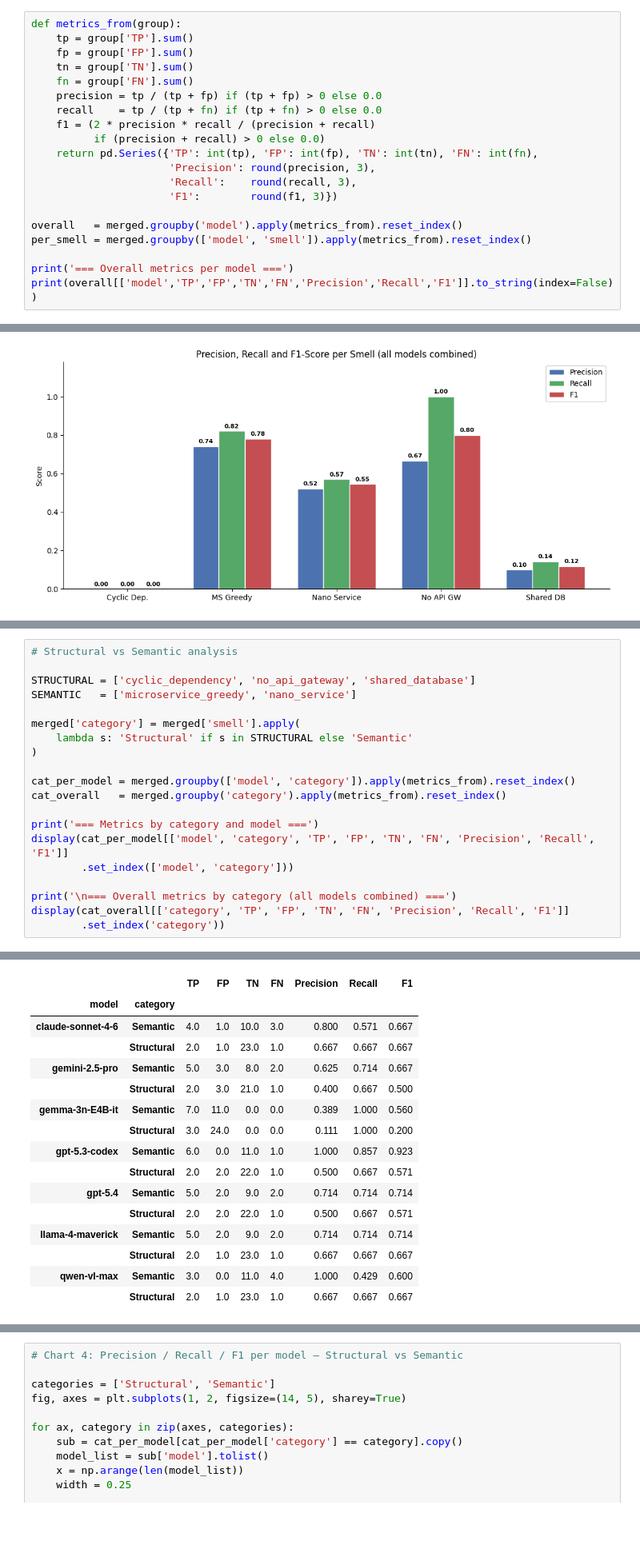
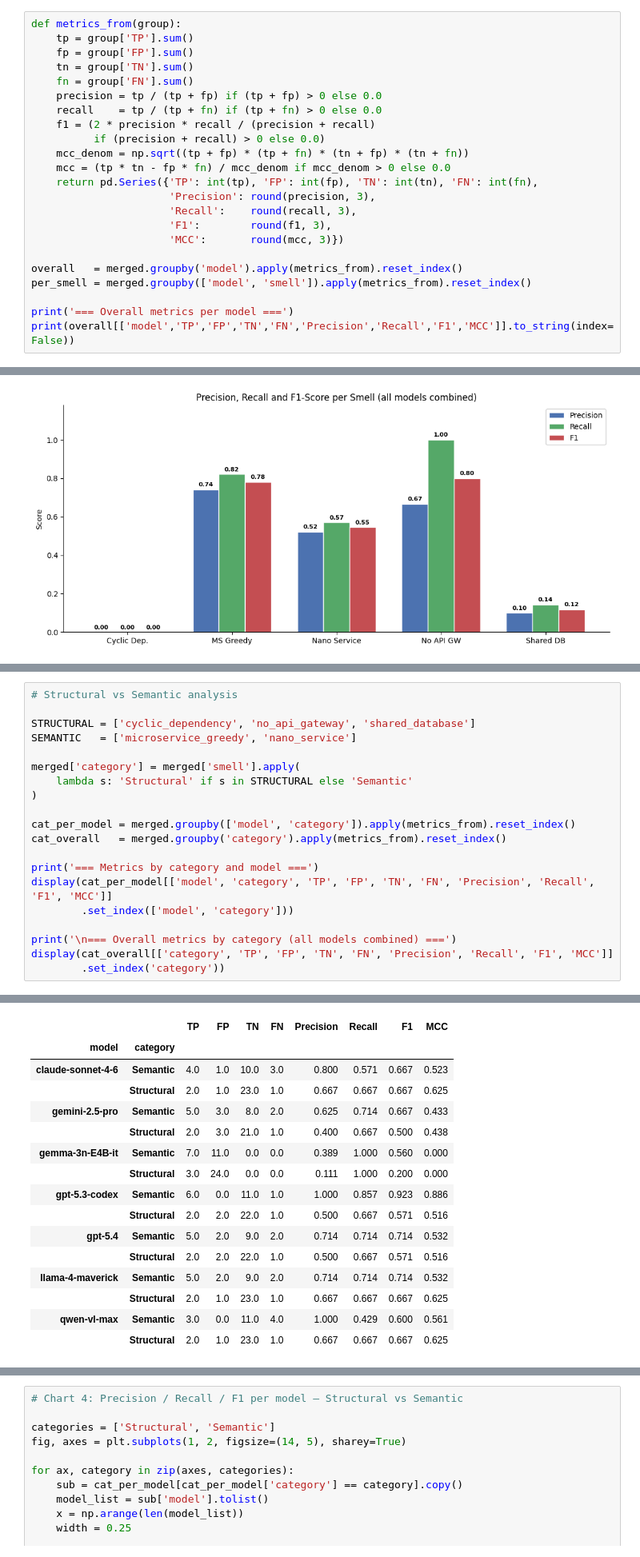
Before and after one commit to mateusmdutra/detect_ms_bad_smells_research, a Jupyter notebook: evaluation/data-analysis.ipynb, the cells around one changed output, grey strips where cells are left out. Shown at 80% size. Drawn from its saved outputs; the diff is of its cells as text; blank space fills up the shorter version.

```diff
--- a/evaluation/data-analysis.ipynb
+++ b/evaluation/data-analysis.ipynb
@@ -174,15 +174,18 @@ def metrics_from(group):
     recall    = tp / (tp + fn) if (tp + fn) > 0 else 0.0
     f1 = (2 * precision * recall / (precision + recall)
           if (precision + recall) > 0 else 0.0)
+    mcc_denom = np.sqrt((tp + fp) * (tp + fn) * (tn + fp) * (tn + fn))
+    mcc = (tp * tn - fp * fn) / mcc_denom if mcc_denom > 0 else 0.0
     return pd.Series({'TP': int(tp), 'FP': int(fp), 'TN': int(tn), 'FN': int(fn),
                       'Precision': round(precision, 3),
                       'Recall':    round(recall, 3),
-                      'F1':        round(f1, 3)})
+                      'F1':        round(f1, 3),
+                      'MCC':       round(mcc, 3)})
 
 overall   = merged.groupby('model').apply(metrics_from).reset_index()
 per_smell = merged.groupby(['model', 'smell']).apply(metrics_from).reset_index()
 
 print('=== Overall metrics per model ===')
-print(overall[['model','TP','FP','TN','FN','Precision','Recall','F1']].to_string(index=False))
+print(overall[['model','TP','FP','TN','FN','Precision','Recall','F1','MCC']].to_string(index=False))
 # %% [output]
 === Overall metrics per model ===
@@ -308,39 +340,39 @@ display(overall[['model','TP','FP','TN','FN','Precision','Recall','F1']].set_ind
 # %%
 # Structural vs Semantic analysis
 
 STRUCTURAL = ['cyclic_dependency', 'no_api_gateway', 'shared_database']
 SEMANTIC   = ['microservice_greedy', 'nano_service']
 
 merged['category'] = merged['smell'].apply(
     lambda s: 'Structural' if s in STRUCTURAL else 'Semantic'
 )
 
 cat_per_model = merged.groupby(['model', 'category']).apply(metrics_from).reset_index()
 cat_overall   = merged.groupby('category').apply(metrics_from).reset_index()
 
 print('=== Metrics by category and model ===')
-display(cat_per_model[['model', 'category', 'TP', 'FP', 'TN', 'FN', 'Precision', 'Recall', 'F1']]
+display(cat_per_model[['model', 'category', 'TP', 'FP', 'TN', 'FN', 'Precision', 'Recall', 'F1', 'MCC']]
         .set_index(['model', 'category']))
 
 print('\n=== Overall metrics by category (all models combined) ===')
-display(cat_overall[['category', 'TP', 'FP', 'TN', 'FN', 'Precision', 'Recall', 'F1']]
+display(cat_overall[['category', 'TP', 'FP', 'TN', 'FN', 'Precision', 'Recall', 'F1', 'MCC']]
         .set_index('category'))
 # %% [output]
 === Metrics by category and model ===
-|  |  | TP | FP | TN | FN | Precision | Recall | F1 |
-| model | category |  |  |  |  |  |  |  |
-| claude-sonnet-4-6 | Semantic | 4.0 | 1.0 | 10.0 | 3.0 | 0.800 | 0.571 | 0.667 |
-|  | Structural | 2.0 | 1.0 | 23.0 | 1.0 | 0.667 | 0.667 | 0.667 |
-| gemini-2.5-pro | Semantic | 5.0 | 3.0 | 8.0 | 2.0 | 0.625 | 0.714 | 0.667 |
-|  | Structural | 2.0 | 3.0 | 21.0 | 1.0 | 0.400 | 0.667 | 0.500 |
-| gemma-3n-E4B-it | Semantic | 7.0 | 11.0 | 0.0 | 0.0 | 0.389 | 1.000 | 0.560 |
-|  | Structural | 3.0 | 24.0 | 0.0 | 0.0 | 0.111 | 1.000 | 0.200 |
-| gpt-5.3-codex | Semantic | 6.0 | 0.0 | 11.0 | 1.0 | 1.000 | 0.857 | 0.923 |
-|  | Structural | 2.0 | 2.0 | 22.0 | 1.0 | 0.500 | 0.667 | 0.571 |
-| gpt-5.4 | Semantic | 5.0 | 2.0 | 9.0 | 2.0 | 0.714 | 0.714 | 0.714 |
-|  | Structural | 2.0 | 2.0 | 22.0 | 1.0 | 0.500 | 0.667 | 0.571 |
-| llama-4-maverick | Semantic | 5.0 | 2.0 | 9.0 | 2.0 | 0.714 | 0.714 | 0.714 |
-|  | Structural | 2.0 | 1.0 | 23.0 | 1.0 | 0.667 | 0.667 | 0.667 |
-| qwen-vl-max | Semantic | 3.0 | 0.0 | 11.0 | 4.0 | 1.000 | 0.429 | 0.600 |
-|  | Structural | 2.0 | 1.0 | 23.0 | 1.0 | 0.667 | 0.667 | 0.667 |
+|  |  | TP | FP | TN | FN | Precision | Recall | F1 | MCC |
+| model | category |  |  |  |  |  |  |  |  |
+| claude-sonnet-4-6 | Semantic | 4.0 | 1.0 | 10.0 | 3.0 | 0.800 | 0.571 | 0.667 | 0.523 |
+|  | Structural | 2.0 | 1.0 | 23.0 | 1.0 | 0.667 | 0.667 | 0.667 | 0.625 |
+| gemini-2.5-pro | Semantic | 5.0 | 3.0 | 8.0 | 2.0 | 0.625 | 0.714 | 0.667 | 0.433 |
+|  | Structural | 2.0 | 3.0 | 21.0 | 1.0 | 0.400 | 0.667 | 0.500 | 0.438 |
+| gemma-3n-E4B-it | Semantic | 7.0 | 11.0 | 0.0 | 0.0 | 0.389 | 1.000 | 0.560 | 0.000 |
+|  | Structural | 3.0 | 24.0 | 0.0 | 0.0 | 0.111 | 1.000 | 0.200 | 0.000 |
+| gpt-5.3-codex | Semantic | 6.0 | 0.0 | 11.0 | 1.0 | 1.000 | 0.857 | 0.923 | 0.886 |
+|  | Structural | 2.0 | 2.0 | 22.0 | 1.0 | 0.500 | 0.667 | 0.571 | 0.516 |
+| gpt-5.4 | Semantic | 5.0 | 2.0 | 9.0 | 2.0 | 0.714 | 0.714 | 0.714 | 0.532 |
+|  | Structural | 2.0 | 2.0 | 22.0 | 1.0 | 0.500 | 0.667 | 0.571 | 0.516 |
+| llama-4-maverick | Semantic | 5.0 | 2.0 | 9.0 | 2.0 | 0.714 | 0.714 | 0.714 | 0.532 |
+|  | Structural | 2.0 | 1.0 | 23.0 | 1.0 | 0.667 | 0.667 | 0.667 | 0.625 |
+| qwen-vl-max | Semantic | 3.0 | 0.0 | 11.0 | 4.0 | 1.000 | 0.429 | 0.600 | 0.561 |
+|  | Structural | 2.0 | 1.0 | 23.0 | 1.0 | 0.667 | 0.667 | 0.667 | 0.625 |
 === Overall metrics by category (all models combined) ===
```
Also changed, not shown: parts of 5 cells of this notebook, 1 other file.
